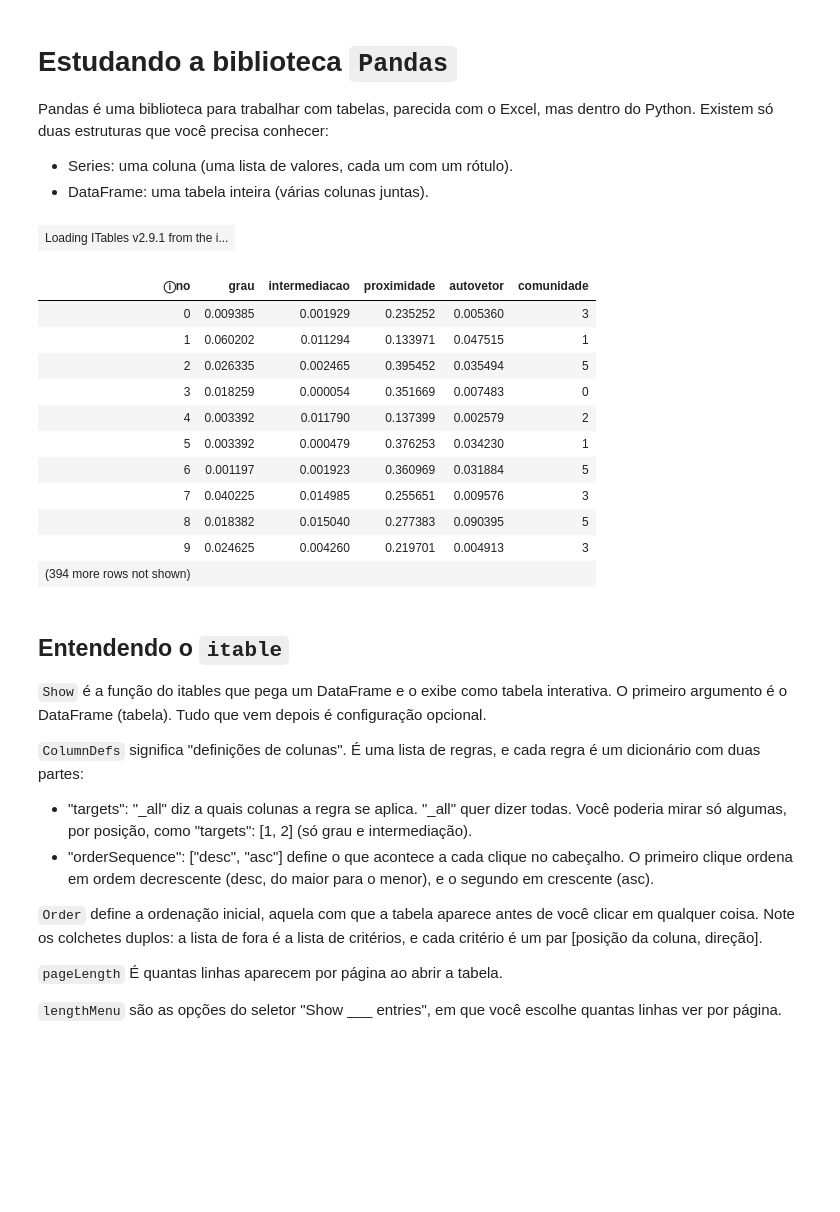
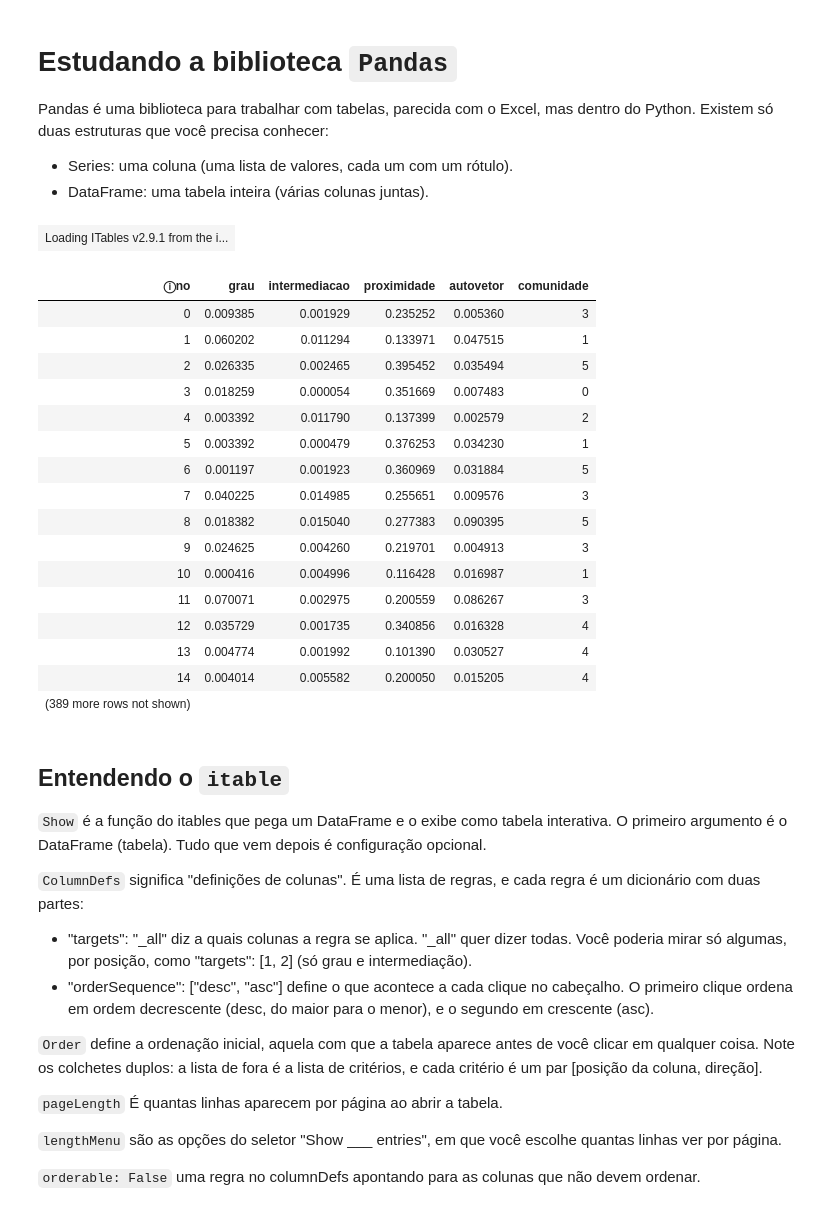
Before and after one commit to arthurvserodio/Analise-de-Grafos---TAG-26.2, a Jupyter notebook: notebook/Pandas.ipynb, the cells around one changed output. Drawn from its saved outputs; the diff is of its cells as text; code cells hidden in the pictures; blank space fills up the shorter version.

```diff
--- a/notebook/Pandas.ipynb
+++ b/notebook/Pandas.ipynb
@@ -26,35 +26,44 @@ tabela = pd.DataFrame({
 # Força texto preto e fundo branco na tabela (tema escuro do editor)
 display(HTML("""
 <style>
 .dt-container, .dt-container *,
 table.dataTable th, table.dataTable td,
 .dataTables_wrapper, .dataTables_wrapper * {
     color: black !important;
 }
 table.dataTable, table.dataTable tbody tr {
     background-color: white !important;
 }
 </style>
 """))
 
 show(
     tabela,
-    columnDefs=[{"targets": [1,2,3,4], "orderSequence": ["desc", "asc"]}]
+    columnDefs=[{"targets": "_all", "orderSequence": ["desc", "asc"]},
+    {"targets": [0,5], "orderable": False}],
+    order=[[1, "desc"]],
+    pageLength=15,
+    lengthMenu=[10, 15, 25, 50],
 )
 # %% [output]
 | Loading ITables v2.9.1 from the i... |
 | ⓘno | grau | intermediacao | proximidade | autovetor | comunidade |
 | 0 | 0.009385 | 0.001929 | 0.235252 | 0.005360 | 3 |
 | 1 | 0.060202 | 0.011294 | 0.133971 | 0.047515 | 1 |
 | 2 | 0.026335 | 0.002465 | 0.395452 | 0.035494 | 5 |
 | 3 | 0.018259 | 0.000054 | 0.351669 | 0.007483 | 0 |
 | 4 | 0.003392 | 0.011790 | 0.137399 | 0.002579 | 2 |
 | 5 | 0.003392 | 0.000479 | 0.376253 | 0.034230 | 1 |
 | 6 | 0.001197 | 0.001923 | 0.360969 | 0.031884 | 5 |
 | 7 | 0.040225 | 0.014985 | 0.255651 | 0.009576 | 3 |
 | 8 | 0.018382 | 0.015040 | 0.277383 | 0.090395 | 5 |
 | 9 | 0.024625 | 0.004260 | 0.219701 | 0.004913 | 3 |
-| (394 more rows not shown) |  |  |  |  |  |
+| 10 | 0.000416 | 0.004996 | 0.116428 | 0.016987 | 1 |
+| 11 | 0.070071 | 0.002975 | 0.200559 | 0.086267 | 3 |
+| 12 | 0.035729 | 0.001735 | 0.340856 | 0.016328 | 4 |
+| 13 | 0.004774 | 0.001992 | 0.101390 | 0.030527 | 4 |
+| 14 | 0.004014 | 0.005582 | 0.200050 | 0.015205 | 4 |
+| (389 more rows not shown) |  |  |  |  |  |
 # %% [markdown]
 ## Entendendo o `itable`
 `Show` é a função do itables que pega um DataFrame e o exibe como tabela interativa. O primeiro argumento é o DataFrame (tabela). Tudo que vem depois é configuração opcional.
@@ -68,3 +77,5 @@ show(
 `pageLength` É quantas linhas aparecem por página ao abrir a tabela.
 
 `lengthMenu` são as opções do seletor "Show ___ entries", em que você escolhe quantas linhas ver por página.
+
+`orderable: False` uma regra no columnDefs apontando para as colunas que não devem ordenar.
```
Also changed, not shown: parts of 11 cells of this notebook, 2 other files.
